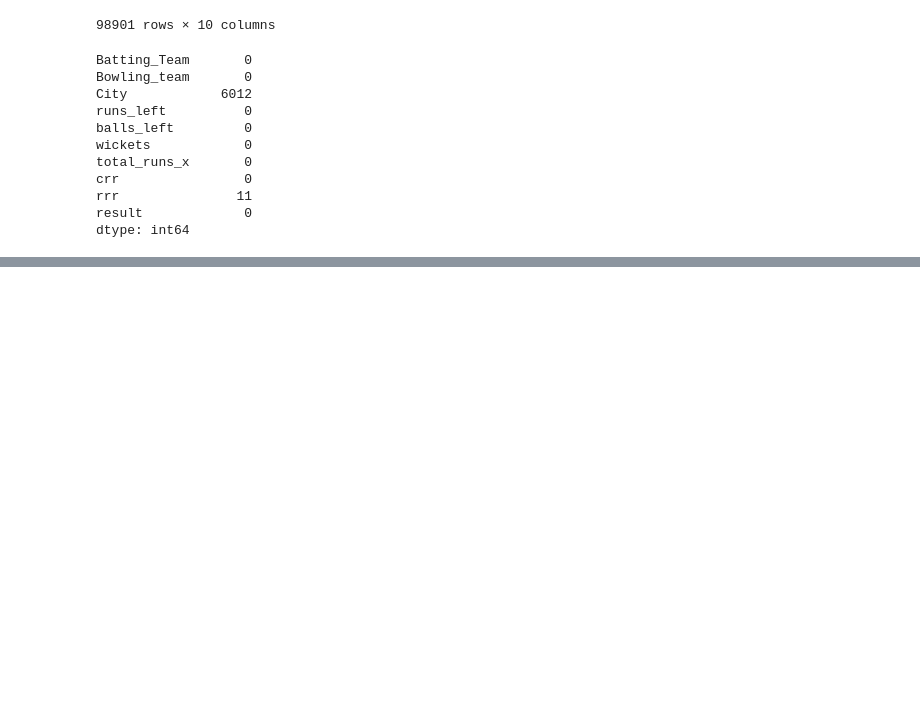
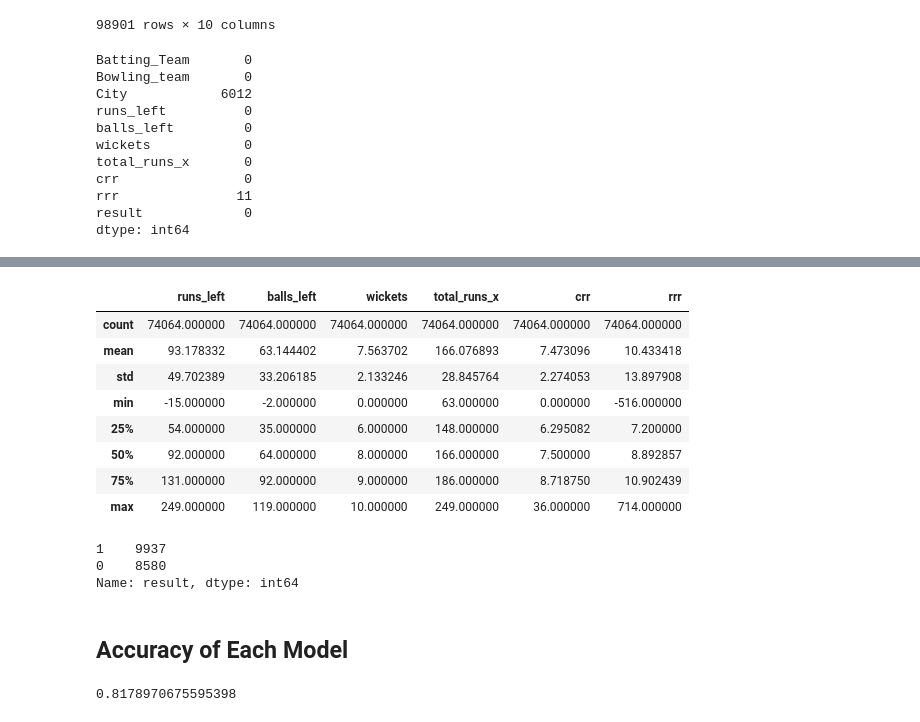
Before and after one commit to SnehalThakur/IPL-Winning-Team-Predictor, a Jupyter notebook: ExploratoryAnalysis.ipynb, the cells around one changed output, grey strips where cells are left out. Drawn from its saved outputs; the diff is of its cells as text; code cells hidden in the pictures; blank space fills up the shorter version.

```diff
--- a/ExploratoryAnalysis.ipynb
+++ b/ExploratoryAnalysis.ipynb
@@ -568,0 +629,7 @@ final_df.to_csv('Dataset/Processed_Data/Final_Dataset_After_Feature_Engineering.
+# %%
+Rf=Pipeline(steps=[
+    ('step1',trf),
+    ('step2',RandomForestClassifier())
+])
+# %%
+Rf.fit(X_train,y_train)
@@ -568,0 +647,7 @@ final_df.to_csv('Dataset/Processed_Data/Final_Dataset_After_Feature_Engineering.
+# %%
+dt_clf=Pipeline(steps=[
+    ('step1',trf),
+    ('step2',DecisionTreeClassifier(max_depth=10, random_state = 42))
+])
+# %%
+dt_clf.fit(X_train,y_train)
@@ -568,0 +664,20 @@ final_df.to_csv('Dataset/Processed_Data/Final_Dataset_After_Feature_Engineering.
+# %%
+X_train.describe()
+# %% [output]
+|  | runs_left | balls_left | wickets | total_runs_x | crr | rrr |
+| count | 74064.000000 | 74064.000000 | 74064.000000 | 74064.000000 | 74064.000000 | 74064.000000 |
+| mean | 93.178332 | 63.144402 | 7.563702 | 166.076893 | 7.473096 | 10.433418 |
+| std | 49.702389 | 33.206185 | 2.133246 | 28.845764 | 2.274053 | 13.897908 |
+| min | -15.000000 | -2.000000 | 0.000000 | 63.000000 | 0.000000 | -516.000000 |
+| 25% | 54.000000 | 35.000000 | 6.000000 | 148.000000 | 6.295082 | 7.200000 |
+| 50% | 92.000000 | 64.000000 | 8.000000 | 166.000000 | 7.500000 | 8.892857 |
+| 75% | 131.000000 | 92.000000 | 9.000000 | 186.000000 | 8.718750 | 10.902439 |
+| max | 249.000000 | 119.000000 | 10.000000 | 249.000000 | 36.000000 | 714.000000 |
+# %%
+y_test.value_counts()      # Ratio is almost 1:1
+# %% [output]
+1    9937
+0    8580
+Name: result, dtype: int64
+# %% [markdown]
+## Accuracy of Each Model
@@ -568,0 +686,5 @@ final_df.to_csv('Dataset/Processed_Data/Final_Dataset_After_Feature_Engineering.
+# %%
+# Logistic Regression
+accuracy_score(y_test,y_pred)
+# %% [output]
+0.8178970675595398
```
Also changed, not shown: parts of 20 cells of this notebook, 7 other files.
